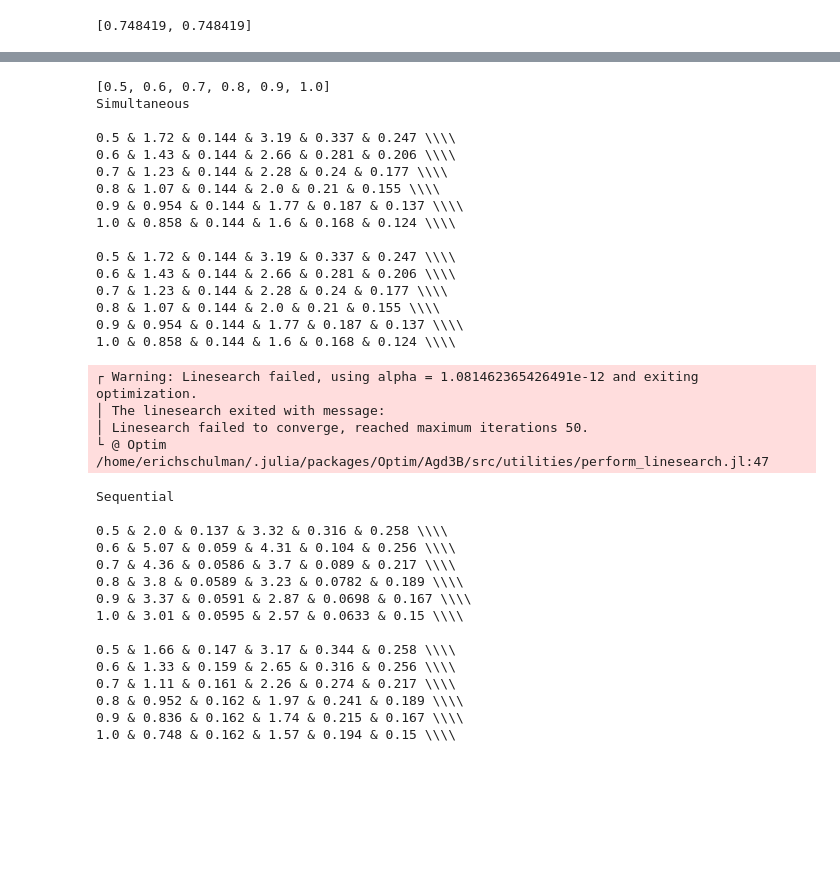
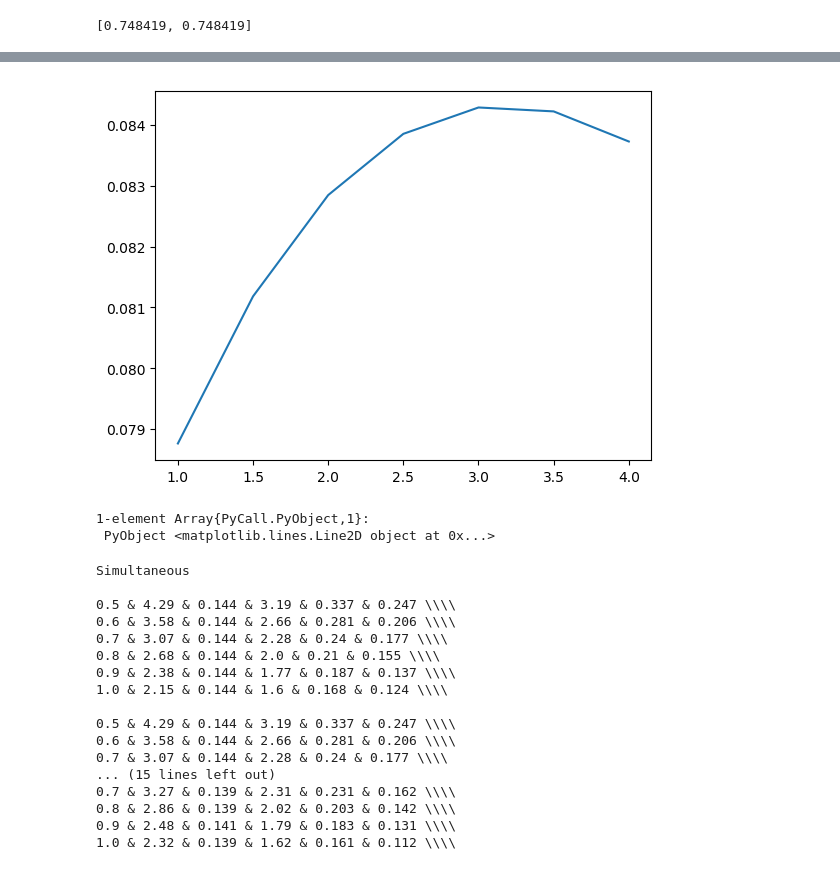
Before and after one commit to ericschulman/health_bargains, a Jupyter notebook: logit.ipynb, the cells around one changed output, grey strips where cells are left out. Drawn from its saved outputs; the diff is of its cells as text; code cells hidden in the pictures; blank space fills up the shorter version.

```diff
--- a/logit.ipynb
+++ b/logit.ipynb
@@ -136,3 +160,16 @@ print(seq_bargain([.5,.5], .1))
+# %%
+obj(x) = seq_obj( x, [.2,.2] , 0.5 )
+xs = collect(1:.5:4)
+objs = []
+for x=xs
+    append!(objs,obj(x))
+end
+
+plot(xs,objs)
+# %% [output]
+[figure, added]
+1-element Array{PyCall.PyObject,1}:
+ PyObject <matplotlib.lines.Line2D object at 0x...>
 # %%
 function make_table(steps, mu)
     """the argument is
@@ -195,40 +232,22 @@ function make_table(steps, mu)
 end
 
 
-make_table( (.5,1,5), [.5,.5] )
+make_table( (.5,1,5), [.2,.2] )
 # %% [output]
-[0.5, 0.6, 0.7, 0.8, 0.9, 1.0]
 Simultaneous
 
-0.5 & 1.72 & 0.144 & 3.19 & 0.337 & 0.247 \\\\
-0.6 & 1.43 & 0.144 & 2.66 & 0.281 & 0.206 \\\\
-0.7 & 1.23 & 0.144 & 2.28 & 0.24 & 0.177 \\\\
-0.8 & 1.07 & 0.144 & 2.0 & 0.21 & 0.155 \\\\
-0.9 & 0.954 & 0.144 & 1.77 & 0.187 & 0.137 \\\\
-1.0 & 0.858 & 0.144 & 1.6 & 0.168 & 0.124 \\\\
+0.5 & 4.29 & 0.144 & 3.19 & 0.337 & 0.247 \\\\
+0.6 & 3.58 & 0.144 & 2.66 & 0.281 & 0.206 \\\\
+0.7 & 3.07 & 0.144 & 2.28 & 0.24 & 0.177 \\\\
+0.8 & 2.68 & 0.144 & 2.0 & 0.21 & 0.155 \\\\
+0.9 & 2.38 & 0.144 & 1.77 & 0.187 & 0.137 \\\\
+1.0 & 2.15 & 0.144 & 1.6 & 0.168 & 0.124 \\\\
 
-0.5 & 1.72 & 0.144 & 3.19 & 0.337 & 0.247 \\\\
-0.6 & 1.43 & 0.144 & 2.66 & 0.281 & 0.206 \\\\
-0.7 & 1.23 & 0.144 & 2.28 & 0.24 & 0.177 \\\\
-0.8 & 1.07 & 0.144 & 2.0 & 0.21 & 0.155 \\\\
-0.9 & 0.954 & 0.144 & 1.77 & 0.187 & 0.137 \\\\
-1.0 & 0.858 & 0.144 & 1.6 & 0.168 & 0.124 \\\\
+0.5 & 4.29 & 0.144 & 3.19 & 0.337 & 0.247 \\\\
+0.6 & 3.58 & 0.144 & 2.66 & 0.281 & 0.206 \\\\
+0.7 & 3.07 & 0.144 & 2.28 & 0.24 & 0.177 \\\\
+... (15 lines left out)
+0.7 & 3.27 & 0.139 & 2.31 & 0.231 & 0.162 \\\\
+0.8 & 2.86 & 0.139 & 2.02 & 0.203 & 0.142 \\\\
+0.9 & 2.48 & 0.141 & 1.79 & 0.183 & 0.131 \\\\
+1.0 & 2.32 & 0.139 & 1.62 & 0.161 & 0.112 \\\\
-┌ Warning: Linesearch failed, using alpha = 1.081462365426491e-12 and exiting optimization.
-│ The linesearch exited with message:
-│ Linesearch failed to converge, reached maximum iterations 50.
-└ @ Optim /home/erichschulman/.julia/packages/Optim/Agd3B/src/utilities/perform_linesearch.jl:47
-Sequential
-
-0.5 & 2.0 & 0.137 & 3.32 & 0.316 & 0.258 \\\\
-0.6 & 5.07 & 0.059 & 4.31 & 0.104 & 0.256 \\\\
-0.7 & 4.36 & 0.0586 & 3.7 & 0.089 & 0.217 \\\\
-0.8 & 3.8 & 0.0589 & 3.23 & 0.0782 & 0.189 \\\\
-0.9 & 3.37 & 0.0591 & 2.87 & 0.0698 & 0.167 \\\\
-1.0 & 3.01 & 0.0595 & 2.57 & 0.0633 & 0.15 \\\\
-
-0.5 & 1.66 & 0.147 & 3.17 & 0.344 & 0.258 \\\\
-0.6 & 1.33 & 0.159 & 2.65 & 0.316 & 0.256 \\\\
-0.7 & 1.11 & 0.161 & 2.26 & 0.274 & 0.217 \\\\
-0.8 & 0.952 & 0.162 & 1.97 & 0.241 & 0.189 \\\\
-0.9 & 0.836 & 0.162 & 1.74 & 0.215 & 0.167 \\\\
-1.0 & 0.748 & 0.162 & 1.57 & 0.194 & 0.15 \\\\
```
Also changed, not shown: parts of 9 cells of this notebook.
